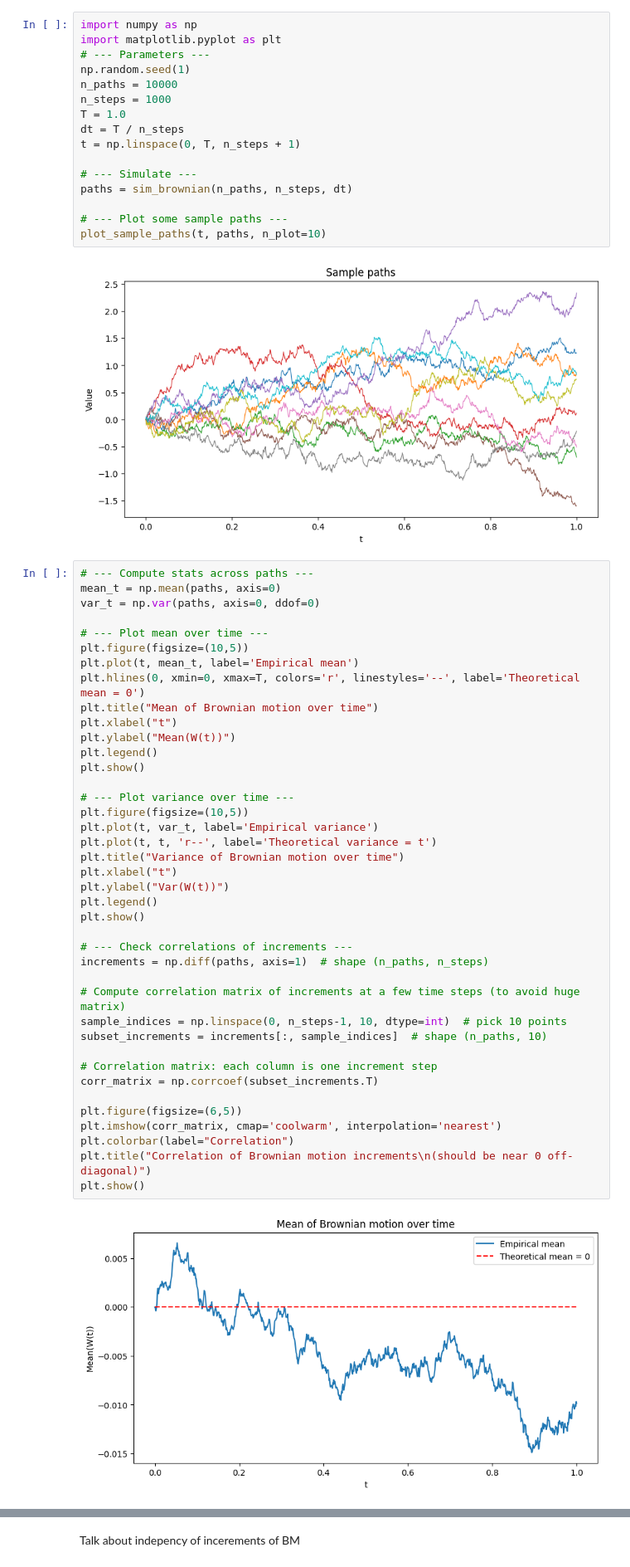
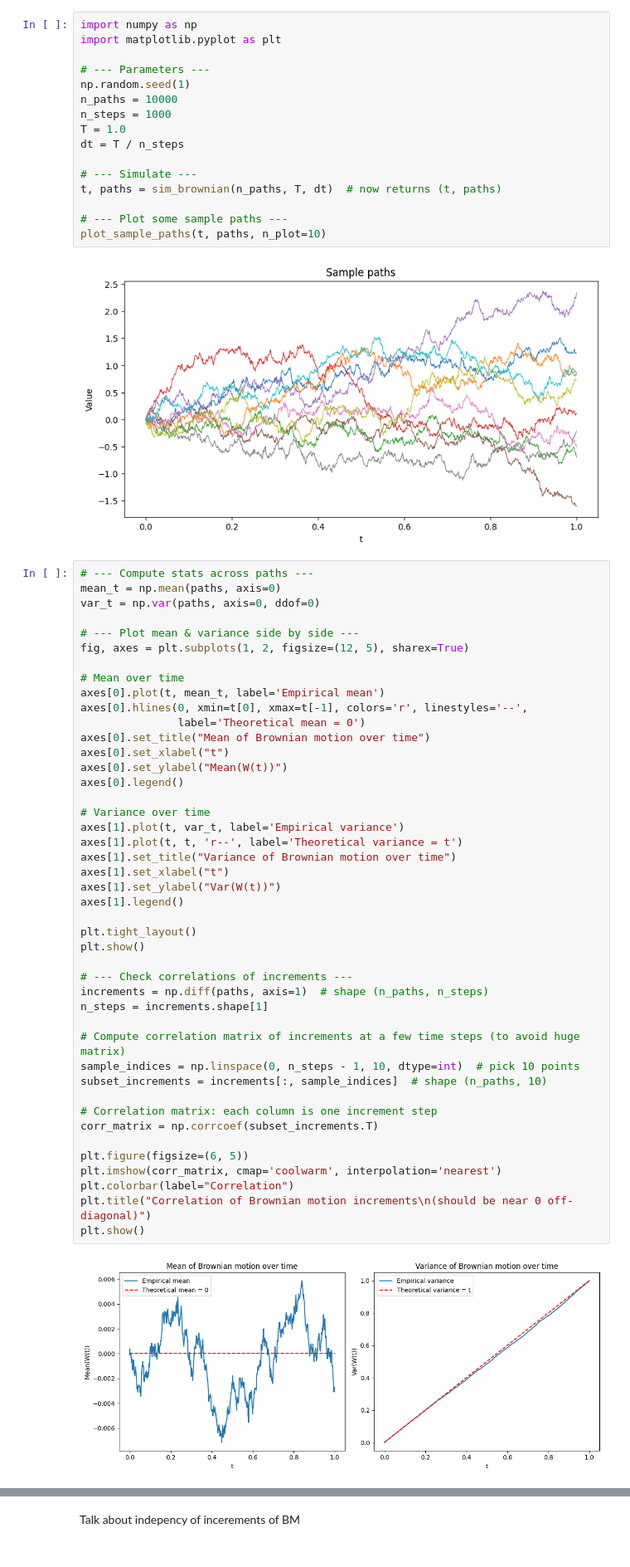
Before and after one commit to willemk-stack/option-pricing-library, a Jupyter notebook: notebooks/01_brownian_motion.ipynb, the cells around one changed output, grey strips where cells are left out. Shown at 83% size. Saved outputs shown, nothing was run; the diff lists cells and outputs as text.

```diff
--- a/notebooks/01_brownian_motion.ipynb
+++ b/notebooks/01_brownian_motion.ipynb
@@ -65,16 +65,16 @@ Under the **risk-neutral measure**, we adjust the drift so that the **discounted
 # %%
 import numpy as np
 import matplotlib.pyplot as plt
+
 # --- Parameters ---
 np.random.seed(1)
 n_paths = 10000
 n_steps = 1000
 T = 1.0
 dt = T / n_steps
-t = np.linspace(0, T, n_steps + 1)
 
 # --- Simulate ---
-paths = sim_brownian(n_paths, n_steps, dt)
+t, paths = sim_brownian(n_paths, T, dt)  # now returns (t, paths)
 
 # --- Plot some sample paths ---
 plot_sample_paths(t, paths, n_plot=10)
@@ -83,42 +83,46 @@ plot_sample_paths(t, paths, n_plot=10)
 # %%
 # --- Compute stats across paths ---
 mean_t = np.mean(paths, axis=0)
 var_t = np.var(paths, axis=0, ddof=0)
 
-# --- Plot mean over time ---
-plt.figure(figsize=(10,5))
-plt.plot(t, mean_t, label='Empirical mean')
-plt.hlines(0, xmin=0, xmax=T, colors='r', linestyles='--', label='Theoretical mean = 0')
-plt.title("Mean of Brownian motion over time")
-plt.xlabel("t")
-plt.ylabel("Mean(W(t))")
-plt.legend()
-plt.show()
+# --- Plot mean & variance side by side ---
+fig, axes = plt.subplots(1, 2, figsize=(12, 5), sharex=True)
 
-# --- Plot variance over time ---
-plt.figure(figsize=(10,5))
-plt.plot(t, var_t, label='Empirical variance')
-plt.plot(t, t, 'r--', label='Theoretical variance = t')
-plt.title("Variance of Brownian motion over time")
-plt.xlabel("t")
-plt.ylabel("Var(W(t))")
-plt.legend()
+# Mean over time
+axes[0].plot(t, mean_t, label='Empirical mean')
+axes[0].hlines(0, xmin=t[0], xmax=t[-1], colors='r', linestyles='--',
+               label='Theoretical mean = 0')
+axes[0].set_title("Mean of Brownian motion over time")
+axes[0].set_xlabel("t")
+axes[0].set_ylabel("Mean(W(t))")
+axes[0].legend()
+
+# Variance over time
+axes[1].plot(t, var_t, label='Empirical variance')
+axes[1].plot(t, t, 'r--', label='Theoretical variance = t')
+axes[1].set_title("Variance of Brownian motion over time")
+axes[1].set_xlabel("t")
+axes[1].set_ylabel("Var(W(t))")
+axes[1].legend()
+
+plt.tight_layout()
 plt.show()
 
 # --- Check correlations of increments ---
 increments = np.diff(paths, axis=1)  # shape (n_paths, n_steps)
+n_steps = increments.shape[1]
 
 # Compute correlation matrix of increments at a few time steps (to avoid huge matrix)
-sample_indices = np.linspace(0, n_steps-1, 10, dtype=int)  # pick 10 points
+sample_indices = np.linspace(0, n_steps - 1, 10, dtype=int)  # pick 10 points
 subset_increments = increments[:, sample_indices]  # shape (n_paths, 10)
 
 # Correlation matrix: each column is one increment step
 corr_matrix = np.corrcoef(subset_increments.T)
 
-plt.figure(figsize=(6,5))
+plt.figure(figsize=(6, 5))
 plt.imshow(corr_matrix, cmap='coolwarm', interpolation='nearest')
 plt.colorbar(label="Correlation")
 plt.title("Correlation of Brownian motion increments\n(should be near 0 off-diagonal)")
 plt.show()
 # %% [output]
-[figure, old version]
+[figure, new version]
```
Also changed, not shown: parts of 3 cells of this notebook, 2 other files.
